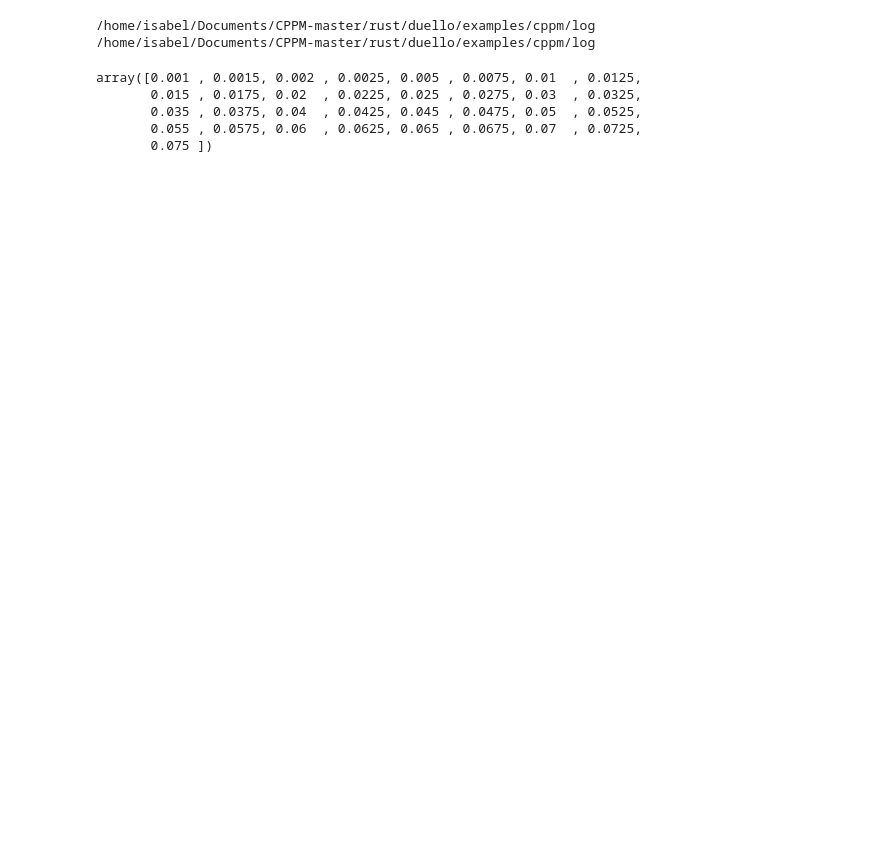
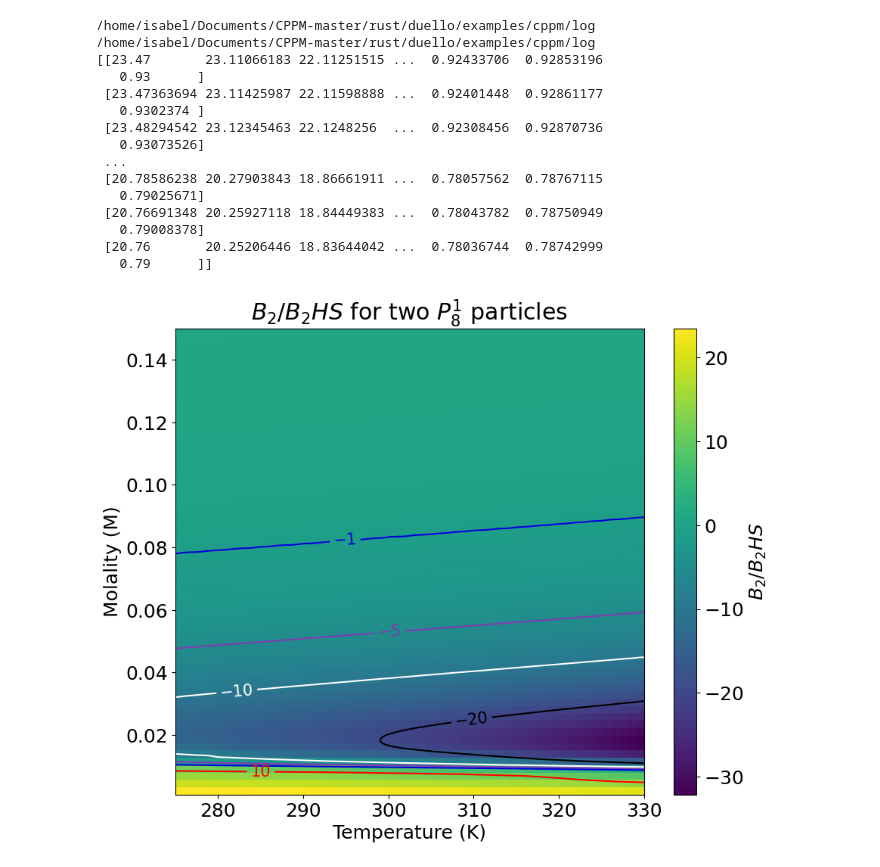
Before and after one commit to mlund/duello, a Jupyter notebook: examples/cppm/plotting.ipynb, the cells around one changed output. Cells and saved outputs as stored; diff of their text form; code cells hidden in the pictures; blank space fills up the shorter version.

```diff
--- a/examples/cppm/plotting.ipynb
+++ b/examples/cppm/plotting.ipynb
@@ -102,12 +130,26 @@ def plot_B2(temperatures, molality, b2, savepath=None):
 # %%
 %cd $plot_dir
 !pwd
-mol = np.linspace(0.0025, 0.075 , 30)
+mol = np.linspace(0.0025, 0.15 , 60)
 mol = np.insert(mol, [0], [0.001, 0.0015, 0.002])
-temp= np.arange(275,311,1)
+temp= np.arange(275,331,1)
 B2, rB2 = get_B2(temp, mol)
 
-plot_B2(temp, mol, B2.T)
+plot_B2(temp, mol, rB2.T, '../smooth_redB2.pdf')
 # %% [output]
 /home/isabel/Documents/CPPM-master/rust/duello/examples/cppm/log
 /home/isabel/Documents/CPPM-master/rust/duello/examples/cppm/log
+[[23.47       23.11066183 22.11251515 ...  0.92433706  0.92853196
+   0.93      ]
+ [23.47363694 23.11425987 22.11598888 ...  0.92401448  0.92861177
+   0.9302374 ]
+ [23.48294542 23.12345463 22.1248256  ...  0.92308456  0.92870736
+   0.93073526]
+ ...
+ [20.78586238 20.27903843 18.86661911 ...  0.78057562  0.78767115
+   0.79025671]
+ [20.76691348 20.25927118 18.84449383 ...  0.78043782  0.78750949
+   0.79008378]
+ [20.76       20.25206446 18.83644042 ...  0.78036744  0.78742999
+   0.79      ]]
+[figure, added]
@@ -116,8 +155,0 @@ arr = np.linspace(0.0025, 0.075, 30)
-# %%
-mol
-# %% [output]
-array([0.001 , 0.0015, 0.002 , 0.0025, 0.005 , 0.0075, 0.01  , 0.0125,
-       0.015 , 0.0175, 0.02  , 0.0225, 0.025 , 0.0275, 0.03  , 0.0325,
-       0.035 , 0.0375, 0.04  , 0.0425, 0.045 , 0.0475, 0.05  , 0.0525,
-       0.055 , 0.0575, 0.06  , 0.0625, 0.065 , 0.0675, 0.07  , 0.0725,
-       0.075 ])
```
Also changed, not shown: parts of 5 cells of this notebook, 1 other file.
